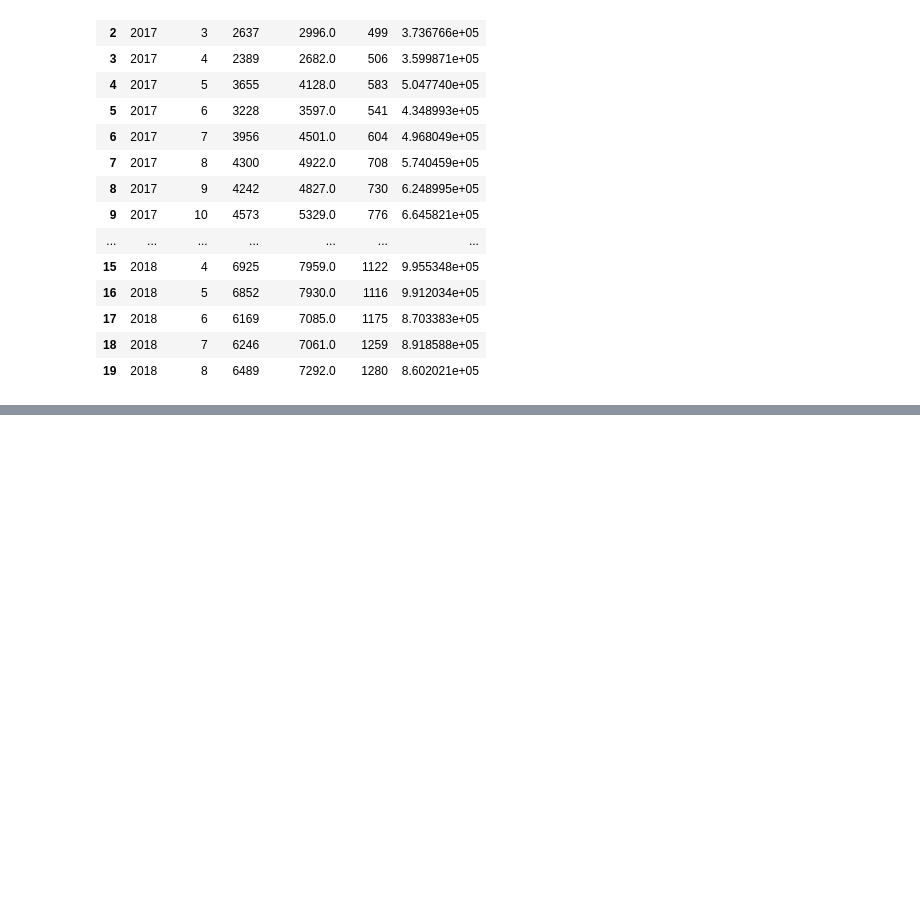
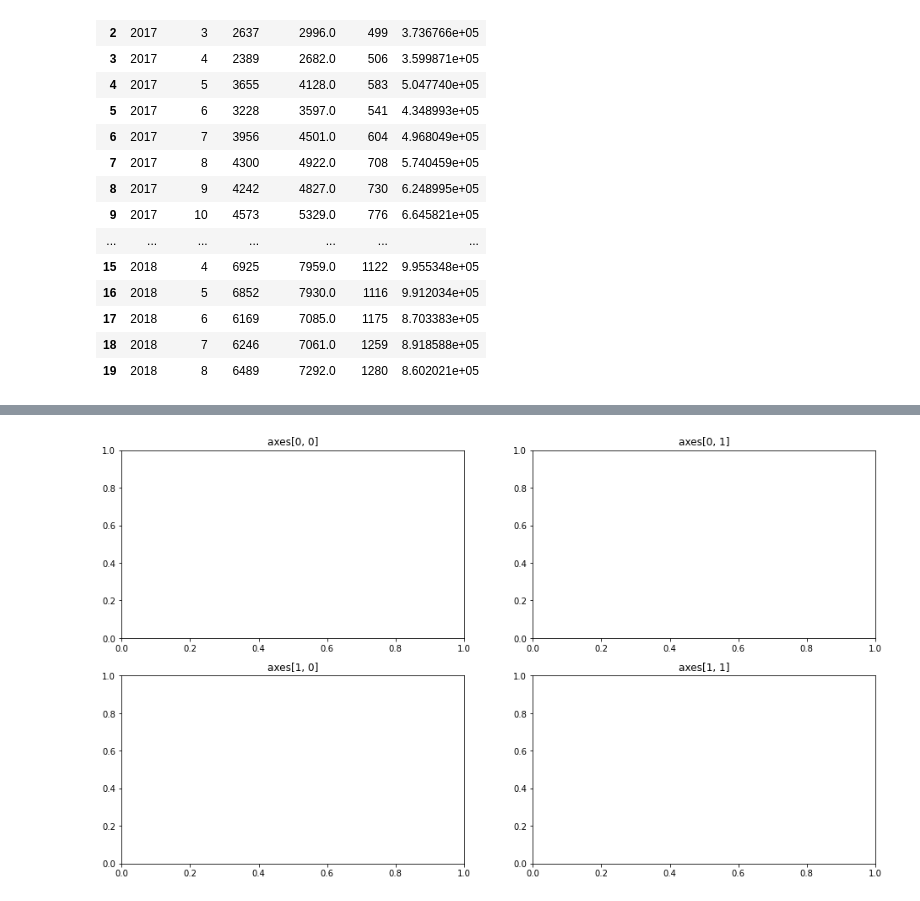
Before and after one commit to ironhack-datalabs/data-ber-08-20, a Jupyter notebook: Notes/module-2/week-4/2_EDA_time_series.ipynb, the cells around one changed output, grey strips where cells are left out. Cells and saved outputs as stored; diff of their text form; code cells hidden in the pictures; blank space fills up the shorter version.

```diff
--- a/Notes/module-2/week-4/2_EDA_time_series.ipynb
+++ b/Notes/module-2/week-4/2_EDA_time_series.ipynb
@@ -278,0 +289,9 @@ month_perf
+# %%
+fig, axes = plt.subplots(nrows=2,
+                         ncols=2,
+                        figsize=(16,9))
+for i in range(2):
+    for j in range(2):
+        axes[i,j].set_title(f"axes[{i}, {j}]")
+# %% [output]
+[figure, added]
```
Also changed, not shown: parts of 27 cells of this notebook.
